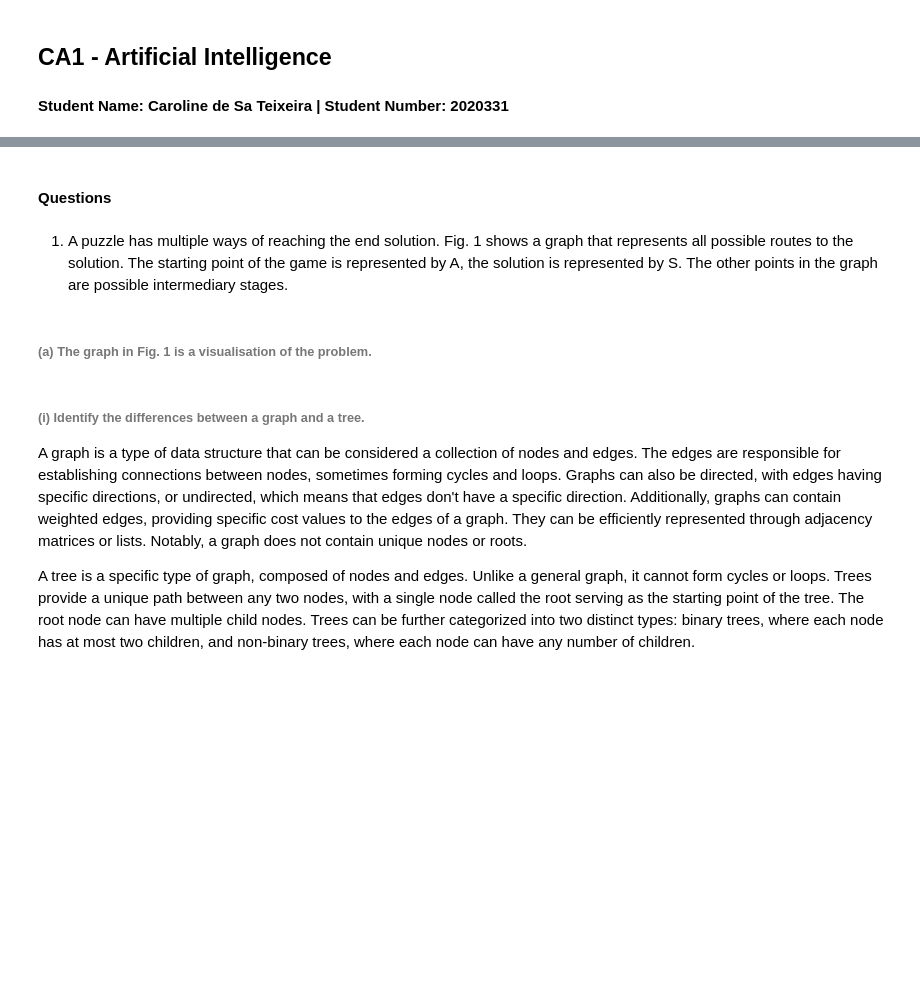
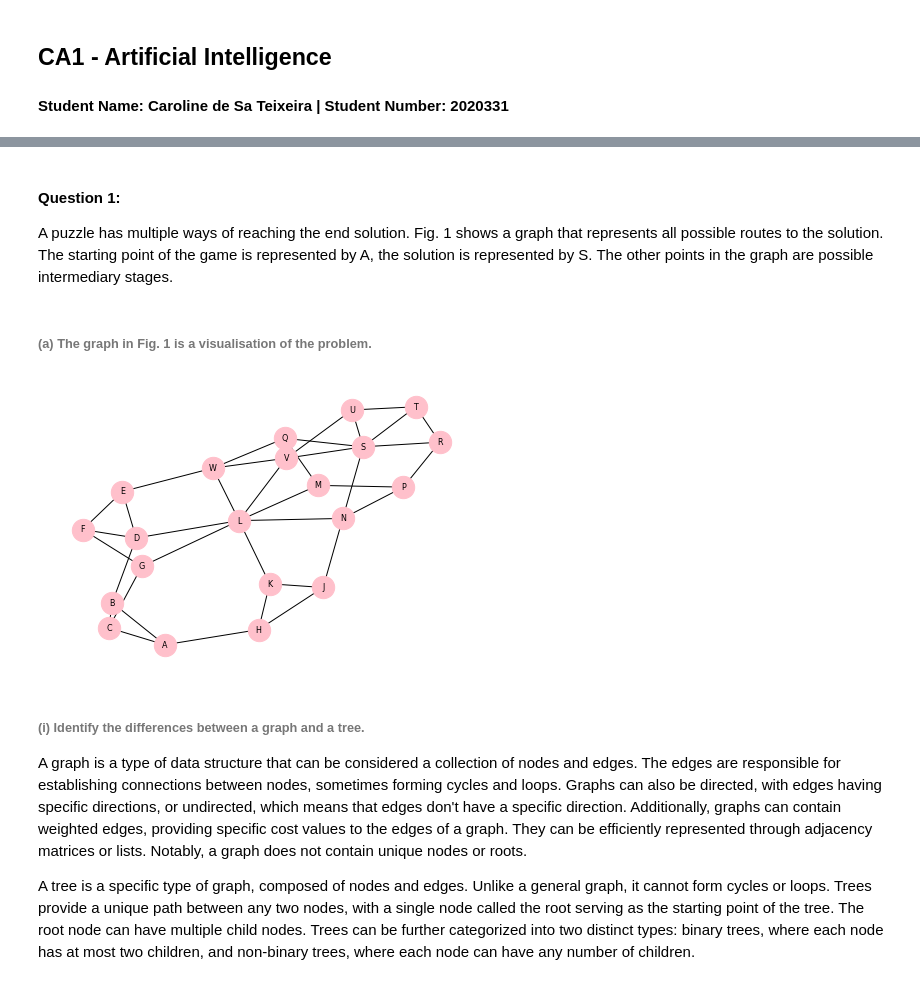
Before and after one commit to carolinedesat/CA1, a Jupyter notebook: CA1.ipynb, the cells around one changed output, grey strips where cells are left out. Drawn from its saved outputs; the diff is of its cells as text; code cells hidden in the pictures; blank space fills up the shorter version.

```diff
--- a/CA1.ipynb
+++ b/CA1.ipynb
@@ -47,9 +4,59 @@ plt.show()
 # %% [markdown]
-#### Questions
+#### Question 1:
+
+A puzzle has multiple ways of reaching the end solution. Fig. 1 shows a graph that represents all possible routes to the solution. The starting point of the game is represented by A, the solution is represented by S. The other points in the graph are possible intermediary stages.
-# %% [markdown]
-1. A puzzle has multiple ways of reaching the end solution. Fig. 1 shows a graph that represents all possible routes to the solution. The starting point of the game is represented by A, the solution is represented by S. The other points in the graph are possible intermediary stages.
 # %% [markdown]
 ###### (a) The graph in Fig. 1 is a visualisation of the problem.
+# %%
+# Imports the network and matplotlib libraries
+import networkx as nx
+import matplotlib.pyplot as plt
+
+# Defines a graph which maps the nodes, edges and weights
+graph1 = {
+    'A': {'B': 1, 'C': 5, 'H': 2},
+    'B': {'A': 1, 'C': 2, 'D': 4},
+    'C': {'A': 1, 'B': 2, 'G': 1},
+    'D': {'B': 4, 'E': 4, 'F': 7, "L": 7},
+    'E': {'D': 4, 'F': 3, 'W': 6},
+    'F': {'D': 7, 'E': 3, 'G': 2},
+    'G': {'C': 1, 'F': 2, 'L': 3},
+    'H': {'A': 2, 'J': 9, 'K': 6},
+    'J': {'H': 9, 'K': 3, 'N': 6},
+    'K': {'H': 5, 'J': 3, 'L': 5},
+    'L': {'D': 7, 'G': 3, 'K': 5, 'M': 4, 'N': 3, 'V': 10, 'W': 8},
+    'M': {'L': 4, 'P': 2, 'Q': 10},
+    'N': {'J': 6, 'L': 3, 'P': 4, 'S': 7},
+    'P': {'M': 2, 'N': 4, 'R': 5},
+    'Q': {'M': 10, 'S': 8, 'W': 4},
+    'R': {'P': 5, 'S': 4, 'T': 3},
+    'S': {'N': 7, 'Q': 8, 'R': 4, 'T': 4, 'U': 2, 'V': 6},
+    'T': {'R': 3, 'S': 4, 'U': 1},
+    'U': {'S': 2, 'T': 1, 'V': 3},
+    'V': {'L': 10, 'S': 6, 'U': 3, 'W': 0},
+    'W': {'E': 6, 'L': 8, 'Q': 4, 'V': 0}
+}
+
+# Creates a graph
+G = nx.Graph(graph1)
+
+# Creates the layout
+pos = nx.spring_layout(G, seed=9)
+
+# Draws the graph
+nx.draw(G, pos, with_labels=True, node_size=500, node_color="pink", font_size=8, font_color='black')
+
+# Draws tge edge labels on the graph
+edge_labels = nx.get_edge_attributes(G, "weight")
+nx.draw_networkx_edge_labels(G, pos, edge_labels)
+
+# Customizes the plot
+ax = plt.gca()
+
+# Shows the plot
+plt.show()
+# %% [output]
+[figure, added]
 # %% [markdown]
 ###### (i) Identify the differences between a graph and a tree.
 
```
Also changed, not shown: parts of 14 cells of this notebook.
